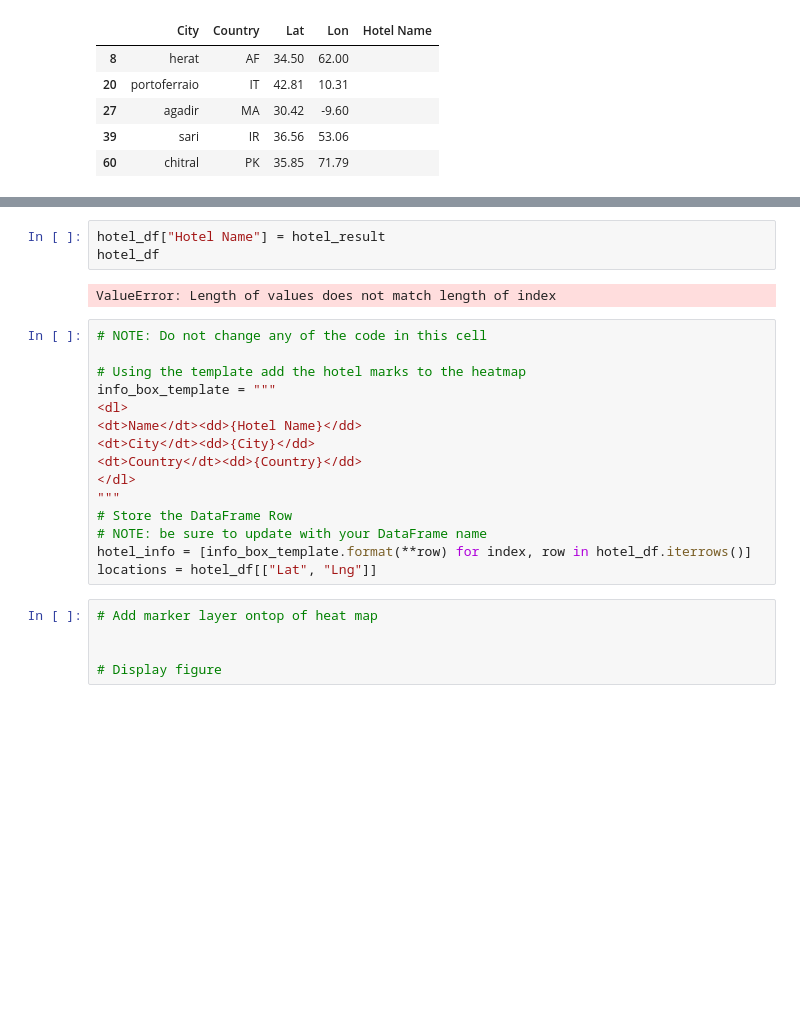
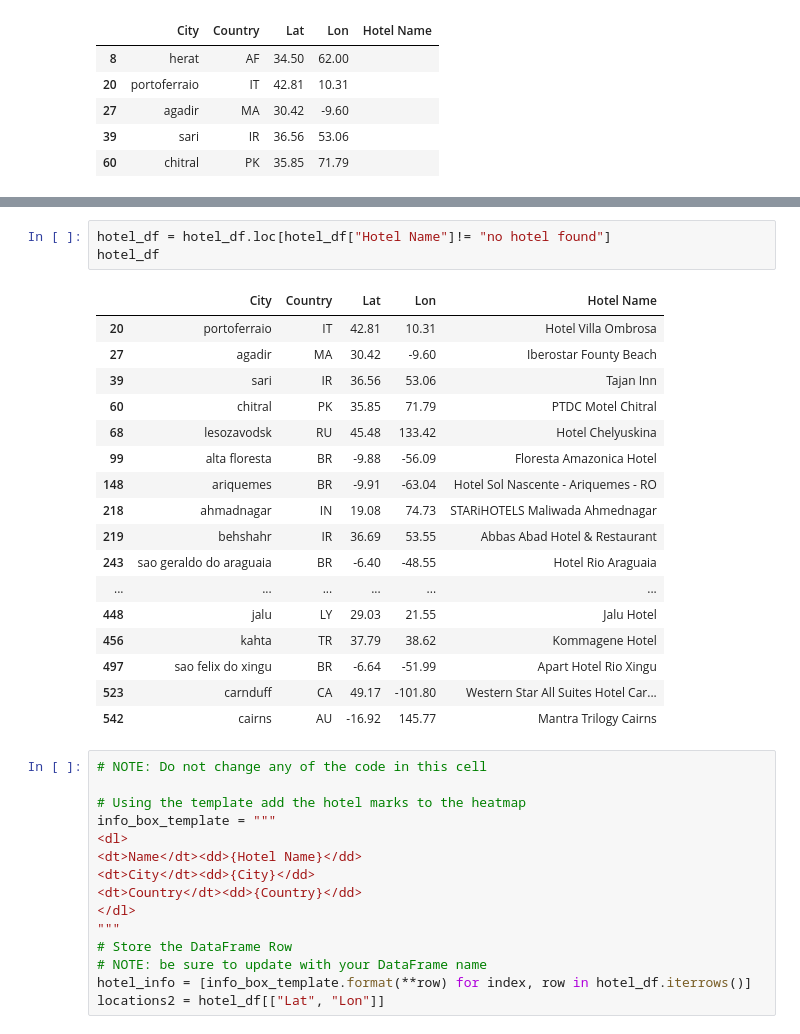
Before and after one commit to arerickson28/python-api-challenge, a Jupyter notebook: VacationPy/VacationPy.ipynb, the cells around one changed output, grey strips where cells are left out. Saved outputs shown, nothing was run; the diff lists cells and outputs as text; blank space fills up the shorter version.

```diff
--- a/VacationPy/VacationPy.ipynb
+++ b/VacationPy/VacationPy.ipynb
@@ -181,8 +194,24 @@ hotel_result
 # %%
-hotel_df["Hotel Name"] = hotel_result
+hotel_df = hotel_df.loc[hotel_df["Hotel Name"]!= "no hotel found"]
 hotel_df
 # %% [output]
-ValueError: Length of values does not match length of index
+|  | City | Country | Lat | Lon | Hotel Name |
+| 20 | portoferraio | IT | 42.81 | 10.31 | Hotel Villa Ombrosa |
+| 27 | agadir | MA | 30.42 | -9.60 | Iberostar Founty Beach |
+| 39 | sari | IR | 36.56 | 53.06 | Tajan Inn |
+| 60 | chitral | PK | 35.85 | 71.79 | PTDC Motel Chitral |
+| 68 | lesozavodsk | RU | 45.48 | 133.42 | Hotel Chelyuskina |
+| 99 | alta floresta | BR | -9.88 | -56.09 | Floresta Amazonica Hotel |
+| 148 | ariquemes | BR | -9.91 | -63.04 | Hotel Sol Nascente - Ariquemes - RO |
+| 218 | ahmadnagar | IN | 19.08 | 74.73 | STARiHOTELS Maliwada Ahmednagar |
+| 219 | behshahr | IR | 36.69 | 53.55 | Abbas Abad Hotel & Restaurant |
+| 243 | sao geraldo do araguaia | BR | -6.40 | -48.55 | Hotel Rio Araguaia |
+| ... | ... | ... | ... | ... | ... |
+| 448 | jalu | LY | 29.03 | 21.55 | Jalu Hotel |
+| 456 | kahta | TR | 37.79 | 38.62 | Kommagene Hotel |
+| 497 | sao felix do xingu | BR | -6.64 | -51.99 | Apart Hotel Rio Xingu |
+| 523 | carnduff | CA | 49.17 | -101.80 | Western Star All Suites Hotel Car... |
+| 542 | cairns | AU | -16.92 | 145.77 | Mantra Trilogy Cairns |
 # %%
 # NOTE: Do not change any of the code in this cell
 
@@ -197,9 +226,4 @@ info_box_template = """
 # Store the DataFrame Row
 # NOTE: be sure to update with your DataFrame name
 hotel_info = [info_box_template.format(**row) for index, row in hotel_df.iterrows()]
-locations = hotel_df[["Lat", "Lng"]]
+locations2 = hotel_df[["Lat", "Lon"]]
-# %%
-# Add marker layer ontop of heat map
-
-
-# Display figure
```
Also changed, not shown: parts of 5 cells of this notebook.
